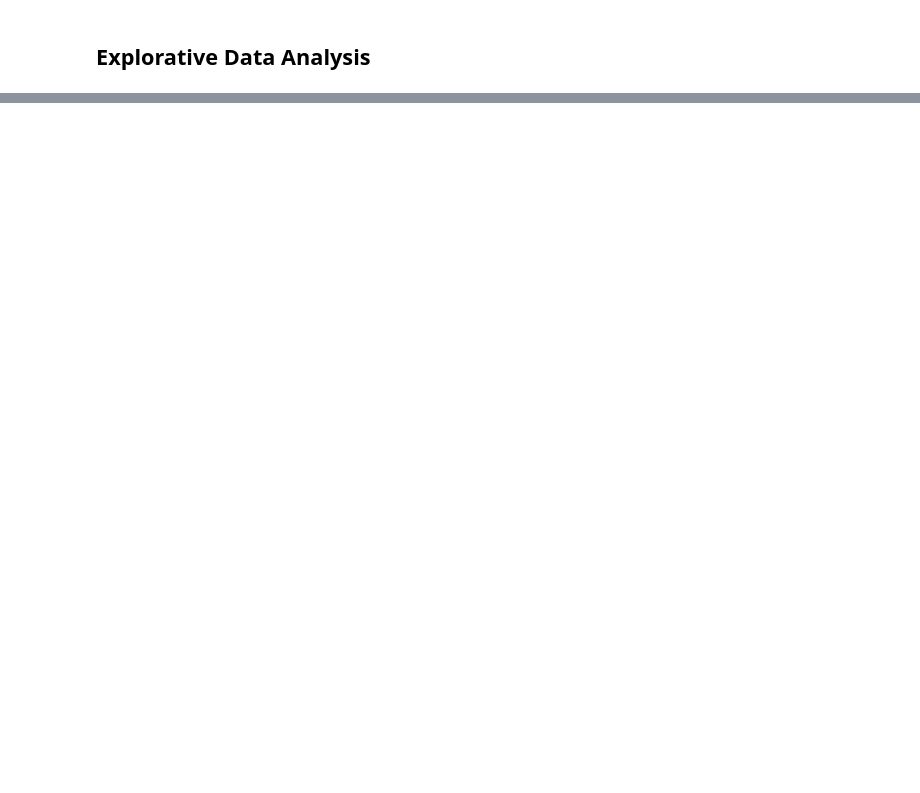
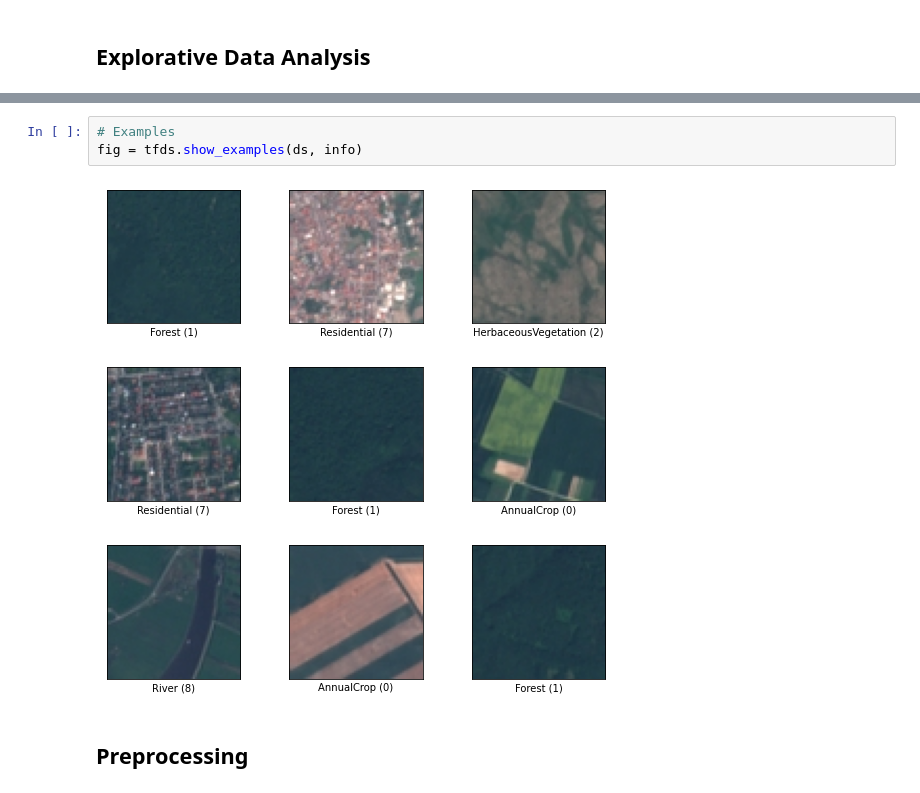
Before and after one commit to lucashoeft/Intelligent-Data-Analysis-2-Project, a Jupyter notebook: Intelligent-Data-Analysis-2-Project.ipynb, the cells around one changed output, grey strips where cells are left out. Drawn from its saved outputs; the diff is of its cells as text; blank space fills up the shorter version.

```diff
--- a/Intelligent-Data-Analysis-2-Project.ipynb
+++ b/Intelligent-Data-Analysis-2-Project.ipynb
@@ -101,0 +125,7 @@ wines_quality.describe()
+# %%
+# Examples
+fig = tfds.show_examples(ds, info)
+# %% [output]
+[figure, added]
+# %% [markdown]
+## Preprocessing
```
Also changed, not shown: parts of 33 cells of this notebook, 3 other files.
